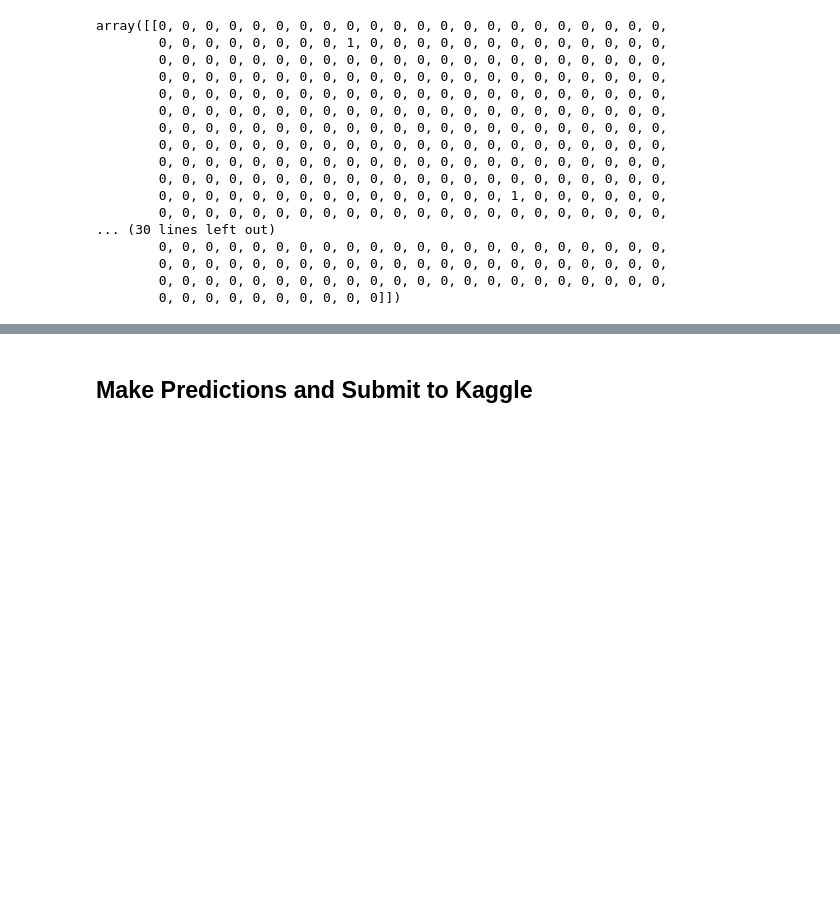
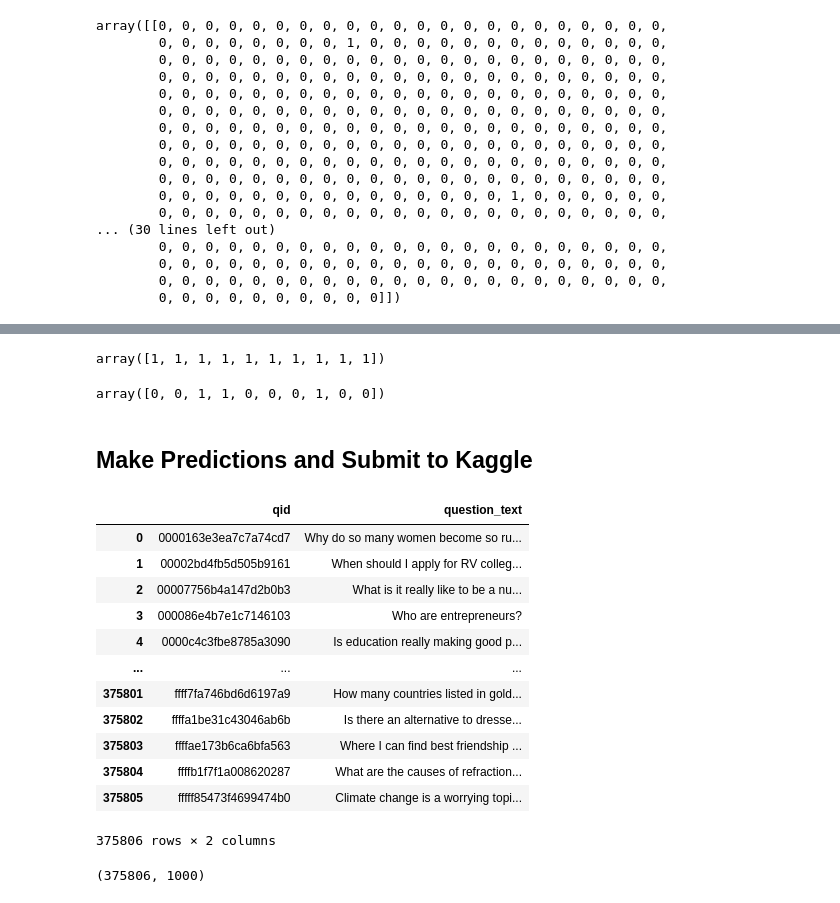
Before and after one commit to thugge254/Natural-Language-Processing, a Jupyter notebook: Quora_text_classification.ipynb, the cells around one changed output, grey strips where cells are left out. Saved outputs shown, nothing was run; the diff lists cells and outputs as text; code cells hidden in the pictures; blank space fills up the shorter version.

```diff
--- a/Quora_text_classification.ipynb
+++ b/Quora_text_classification.ipynb
@@ -679,2 +884,30 @@ array([[0, 0, 0, 0, 0, 0, 0, 0, 0, 0, 0, 0, 0, 0, 0, 0, 0, 0, 0, 0, 0, 0,
+# %%
+insincere_df.target.values[:10]
+# %% [output]
+array([1, 1, 1, 1, 1, 1, 1, 1, 1, 1])
+# %%
+model.predict(vectorizer.transform(insincere_df.question_text.values[:10]))
+# %% [output]
+array([0, 0, 1, 1, 0, 0, 0, 1, 0, 0])
 # %% [markdown]
 ## Make Predictions and Submit to Kaggle
+# %%
+test_df
+# %% [output]
+|  | qid | question_text |
+| 0 | 0000163e3ea7c7a74cd7 | Why do so many women become so ru... |
+| 1 | 00002bd4fb5d505b9161 | When should I apply for RV colleg... |
+| 2 | 00007756b4a147d2b0b3 | What is it really like to be a nu... |
+| 3 | 000086e4b7e1c7146103 | Who are entrepreneurs? |
+| 4 | 0000c4c3fbe8785a3090 | Is education really making good p... |
+| ... | ... | ... |
+| 375801 | ffff7fa746bd6d6197a9 | How many countries listed in gold... |
+| 375802 | ffffa1be31c43046ab6b | Is there an alternative to dresse... |
+| 375803 | ffffae173b6ca6bfa563 | Where I can find best friendship ... |
+| 375804 | ffffb1f7f1a008620287 | What are the causes of refraction... |
+| 375805 | fffff85473f4699474b0 | Climate change is a worrying topi... |
+375806 rows × 2 columns
+# %%
+test_inputs.shape
+# %% [output]
+(375806, 1000)
```
Also changed, not shown: parts of 52 cells of this notebook.
